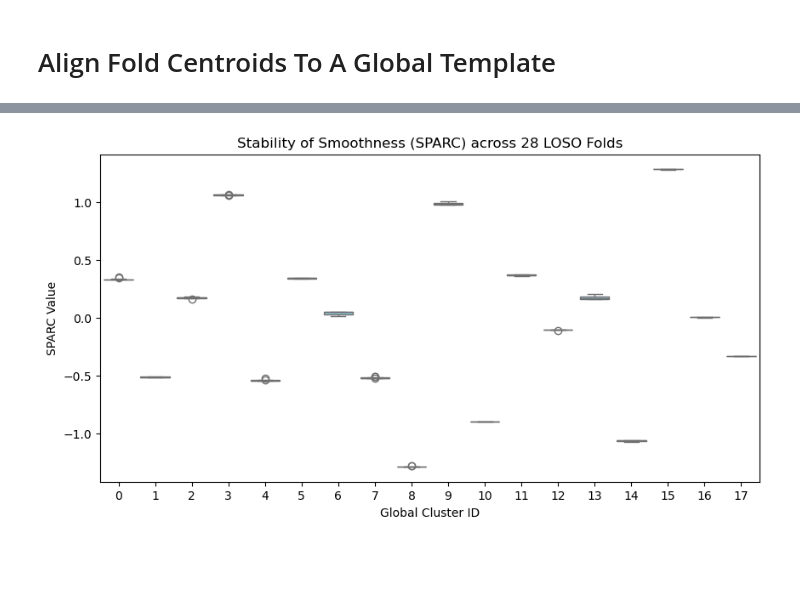
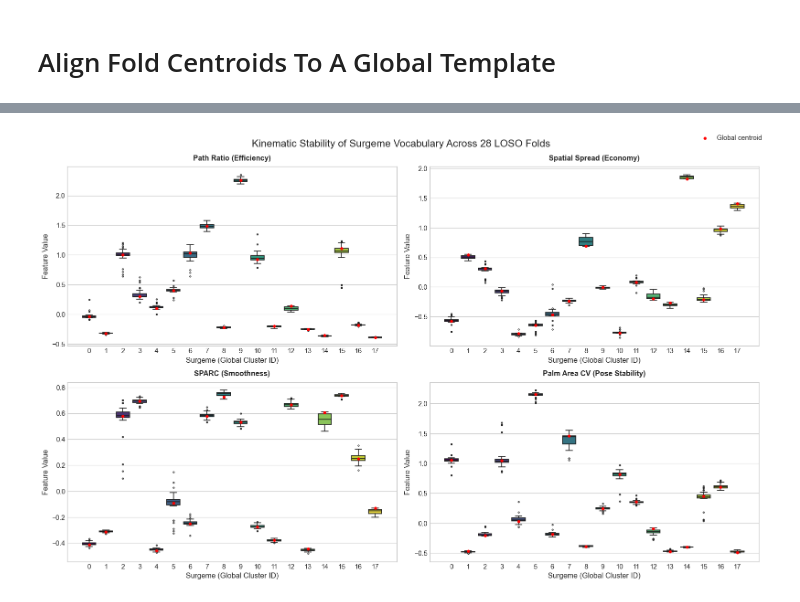
Before and after one commit to FinnWeikert/master-project, a Jupyter notebook: notebooks_final/BOW_window_features.ipynb, the cells around one changed output, grey strips where cells are left out. Saved outputs shown, nothing was run; the diff lists cells and outputs as text; code cells hidden in the pictures; blank space fills up the shorter version.

```diff
--- a/notebooks_final/BOW_window_features.ipynb
+++ b/notebooks_final/BOW_window_features.ipynb
@@ -469,11 +1148,7 @@ class KinematicVocabulary:
         )
 
     def _preprocess(self, df, fit=False):
-        X = df[self.feature_cols].copy()
-
-        # Optional sign flip
-        if 'sparc' in X.columns:
-            X['sparc'] = -X['sparc']
+        X = df.loc[:, self.feature_cols].copy()
 
         # --- Yeo-Johnson transform ---
         if self.power_feats is not None:
@@ -540,8 +1217,8 @@ for n_cluster in range(8, 30, 2):
     for seed in random.sample(range(100), 2):
         print('seed:', seed)
         vocab = KinematicVocabulary(n_clusters=n_cluster, random_state=seed, model_type='kmeans', n_init=10,
-                                    feature_cols=['total_path', 'path_ratio', 'spatial_spread', 'palm_area_cv', 'sparc'],
-                                    log_feats=['total_path','path_ratio', 'spatial_spread', 'palm_area_cv', 'sparc'],
+                                    feature_cols=['path_ratio', 'spatial_spread', 'palm_area_cv', 'sparc'],
+                                    log_feats=['path_ratio', 'spatial_spread', 'palm_area_cv', 'sparc'],
                                     power_feats=None)
 
         # => either go with this or total_path instead of vel_p90, but not both since they are redundant
@@ -904,8 +1626,10 @@ Number of selected features: 4.00 ± 0.00
 # %%
-for seed in random.sample(range(100), 1):
+#all_fold_centroids = []
+
+for seed in random.sample(range(100), 5):
     #with normal k means, seed 62 is good!
     print('seed:', seed)
-    vocab = KinematicVocabulary(n_clusters=18, random_state=42, model_type='kmeans', n_init=5,
+    vocab = KinematicVocabulary(n_clusters=18, random_state=seed, model_type='kmeans', n_init=10,
                                 feature_cols=['path_ratio', 'spatial_spread', 'palm_area_cv', 'sparc'],
                                 log_feats=['path_ratio', 'spatial_spread', 'palm_area_cv', 'sparc'],
                                 power_feats=None)
@@ -927,7 +1651,7 @@ for seed in random.sample(range(100), 1):
                 df_videos=df_pc1_features,
                 df_windows=df_window,
                 primary_features=pc1_features,
-                extra_features=['velocity_corr'],
+                extra_features=['Case_1', 'Case_3'],
                 target_col='QRS_Overal',
                 surgeon_col='Participant Number',
                 video_col='video_id',
@@ -935,4 +1659,10 @@ for seed in random.sample(range(100), 1):
                 selector=selector,
                 model=model
     )
+    for centroid in fold_centroids:
+        d=1
+        #all_fold_centroids.append(centroid)
+
+
+# with my feature selector
 # %% [output]
@@ -1160,7 +2189,7 @@ def align_fold_centroids(global_centroids, fold_centroids_list):
 # do different seed produce very similar global scale clusters
 vocab_ref = KinematicVocabulary(n_clusters=18, random_state=42, model_type='kmeans', n_init=20,
                           feature_cols=['path_ratio', 'spatial_spread', 'palm_area_cv', 'sparc'],
-                          power_feats=['path_ratio', 'spatial_spread', 'palm_area_cv', 'sparc'],
+                          log_feats=['path_ratio', 'spatial_spread', 'palm_area_cv', 'sparc'],
                           )
 
 vocab_ref.fit(df_window)
@@ -1169,26 +2198,18 @@ global_centers = vocab_ref.model.cluster_centers_
 
 comp_cluster_centers = []
 
-for seed in tqdm(random.sample(range(40), 10)):
+for seed in tqdm(random.sample(range(40), 1)):
     vocab_temp = KinematicVocabulary(n_clusters=18, random_state=seed, model_type='kmeans', n_init=20,
                           feature_cols=['path_ratio', 'spatial_spread', 'palm_area_cv', 'sparc'],
-                          power_feats=['path_ratio', 'spatial_spread', 'palm_area_cv', 'sparc'],
+                          log_feats=['path_ratio', 'spatial_spread', 'palm_area_cv', 'sparc'],
                           )
     vocab_temp.fit(df_window)
     comp_cluster_centers.append(vocab_temp.model.cluster_centers_)
 # %%
-import seaborn as sns
-import matplotlib.pyplot as plt
-
 global_centers = vocab_ref.model.cluster_centers_
-df_stability = align_fold_centroids(global_centers, comp_cluster_centers)
+df_stability = align_fold_centroids(global_centers, all_fold_centroids)
 
 # Let's look at 'sparc' stability across the 18 clusters
-plt.figure(figsize=(10, 5))
-sns.boxplot(data=df_stability, x='cluster_id', y='spatial_spread', color='skyblue')
-plt.title("Stability of Smoothness (SPARC) across 28 LOSO Folds")
-plt.xlabel("Global Cluster ID")
-plt.ylabel("SPARC Value")
-plt.show()
+plot_surgeme_stability(df_stability, global_centers)
 # %% [output]
-[figure, old version]
+[figure, new version]
```
Also changed, not shown: parts of 50 cells of this notebook, 15 other files.
